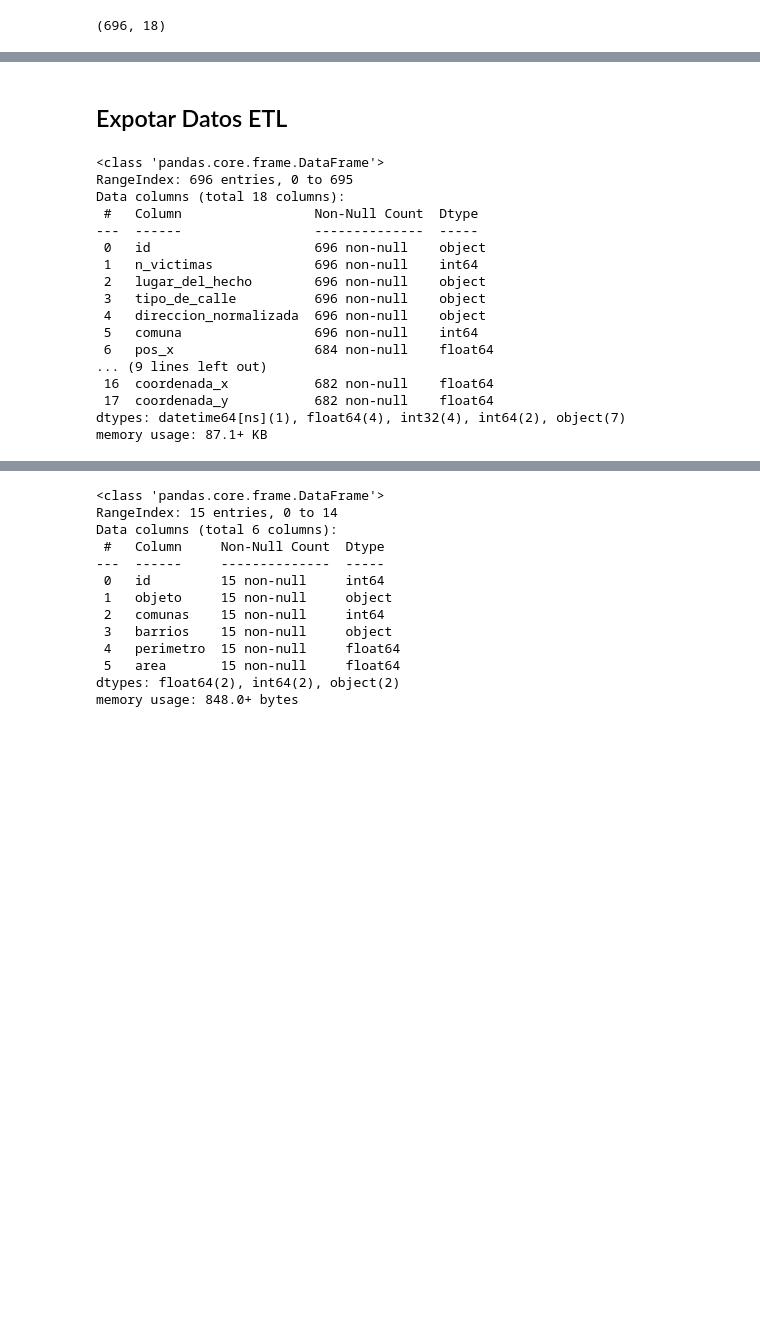
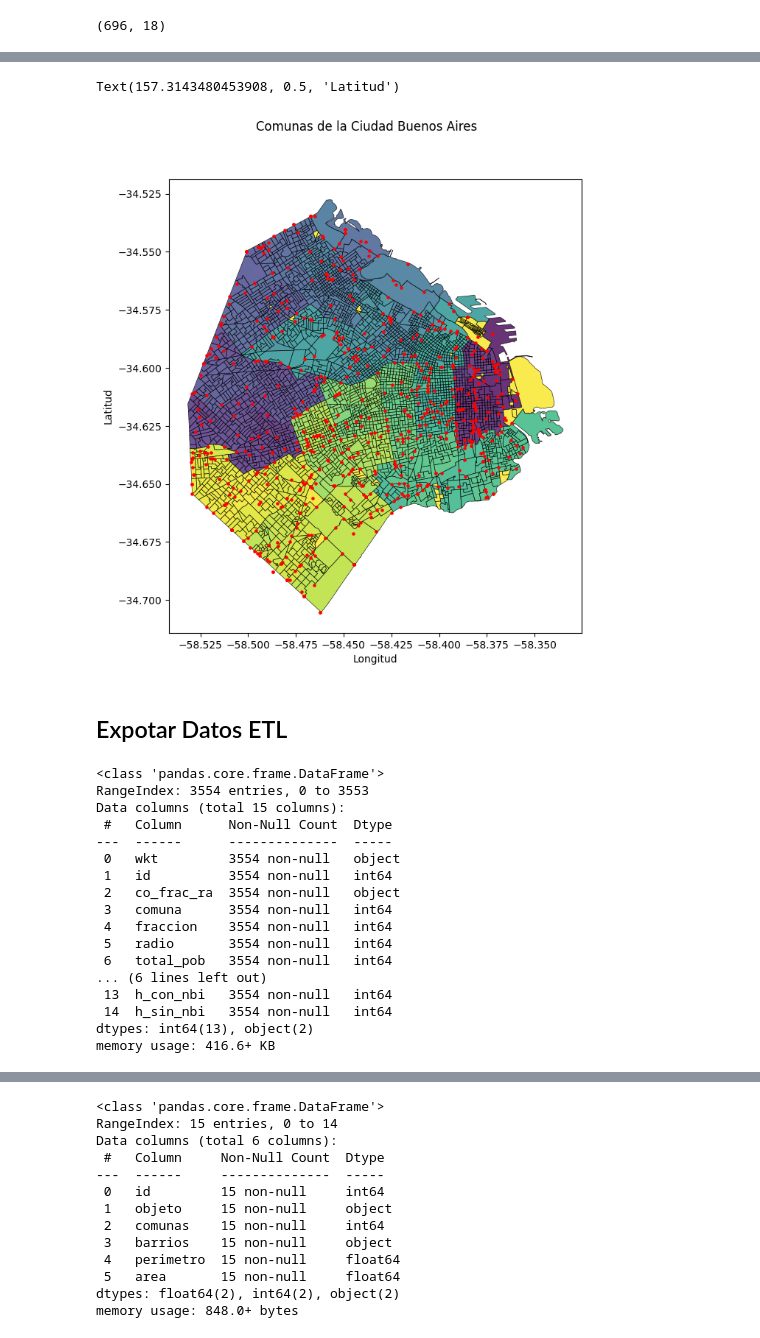
Before and after one commit to clblommberg/ML_Cluster_Siniestros_CABA, a Jupyter notebook: notebooks/01-Modelamiento.ipynb, the cells around one changed output, grey strips where cells are left out. Drawn from its saved outputs; the diff is of its cells as text; code cells hidden in the pictures; blank space fills up the shorter version.

```diff
--- a/notebooks/01-Modelamiento.ipynb
+++ b/notebooks/01-Modelamiento.ipynb
@@ -278,0 +357,7 @@ homicidios_lm.shape
+# %%
+# Lee el archivo CSV
+censo_r = pd.read_csv('../datasets/raw/informacion-censal-por-radio-2010.csv')
+# Convierte la columna WKT a geometrías
+censo_r['geometry'] = censo_r['WKT'].apply(loads)
+# Crea un GeoDataFrame
+censo_gdf = gpd.GeoDataFrame(censo_r, geometry='geometry')
@@ -279,3 +388,31 @@ homicidios_lm.shape
+# %%
+
+
+# 	WKT	ID	CO_FRAC_RA	COMUNA	FRACCION	RADIO	TOTAL_POB	T_VARON	T_MUJER	T_VIVIENDA	V_PARTICUL	V_COLECTIV	T_HOGAR	H_CON_NBI	H_SIN_NBI
+# 0	MULTIPOLYGON (((-58.372489764082 -34.591546570...	1	1_1_1	1	1	1	336	212	124	82	80	2	65	19	46
+# 1	MULTIPOLYGON (((-58.3865223305709 -34.60399309...	2	1_12_1	1	12	1	341	184	157	365	361	4	116	25	91
+# 2	MULTIPOLYGON (((-58.3793832787935 -34.60483817...	3	1_12_10	1	12	10	296	162	134	629	627	2	101	1	100
+# 3	MULTIPOLYGON (((-58.3679211414675 -34.60517426...	4	1_12_11	1	12	11	528	294	234	375	370	5	136	7	129
+# 4	MULTIPOLYGON (((-58.3851326494337 -34.60391158...	5	1_12_2	1	12	2	229	101	128	445	445	0	129	16	113
+
+#Se realiza sobre el mapa de CABA la presentación de los puntos de referencia a los siniestros viales
+
+#Crea ejes y figuras
+fig, ax = plt.subplots(figsize=(10,8))
+
+#Dibujar el Shapefile
+censo_gdf.plot(ax=ax, facecolor='Grey', edgecolor='k',alpha=0.8,linewidth=0.5,cmap="viridis")
+
+#Dibujar los datos geoespaciales
+geodata.plot(ax=ax, color='red', markersize=5)
+
+#Agregar título y etiquetas de ejes
+fig.suptitle('Comunas de la Ciudad Buenos Aires', fontsize=12)
+ax.set_xlabel('Longitud', fontsize=10)
+ax.set_ylabel('Latitud', fontsize='medium')
+# %% [output]
+Text(157.3143480453908, 0.5, 'Latitud')
+[figure, added]
 # %% [markdown]
 ## Expotar Datos ETL
 # %%
@@ -288,25 +427,25 @@ comunas_h_l.to_csv('../datasets/processed/comunas_h_l.csv')
 #https://www.indec.gob.ar/indec/web/Institucional-Indec-BasesDeDatos-6
 #https://data.buenosaires.gob.ar/dataset/informacion-censal-por-radio
 # %%
-homicidios_lm.info()
+censo_r_l.info()
 # %% [output]
 <class 'pandas.core.frame.DataFrame'>
-RangeIndex: 696 entries, 0 to 695
-Data columns (total 18 columns):
- #   Column                 Non-Null Count  Dtype
----  ------                 --------------  -----
- 0   id                     696 non-null    object
- 1   n_victimas             696 non-null    int64
- 2   lugar_del_hecho        696 non-null    object
- 3   tipo_de_calle          696 non-null    object
- 4   direccion_normalizada  696 non-null    object
- 5   comuna                 696 non-null    int64
- 6   pos_x                  684 non-null    float64
-... (9 lines left out)
- 16  coordenada_x           682 non-null    float64
- 17  coordenada_y           682 non-null    float64
-dtypes: datetime64[ns](1), float64(4), int32(4), int64(2), object(7)
-memory usage: 87.1+ KB
+RangeIndex: 3554 entries, 0 to 3553
+Data columns (total 15 columns):
+ #   Column      Non-Null Count  Dtype
+---  ------      --------------  -----
+ 0   wkt         3554 non-null   object
+ 1   id          3554 non-null   int64
+ 2   co_frac_ra  3554 non-null   object
+ 3   comuna      3554 non-null   int64
+ 4   fraccion    3554 non-null   int64
+ 5   radio       3554 non-null   int64
+ 6   total_pob   3554 non-null   int64
+... (6 lines left out)
+ 13  h_con_nbi   3554 non-null   int64
+ 14  h_sin_nbi   3554 non-null   int64
+dtypes: int64(13), object(2)
+memory usage: 416.6+ KB
 # %%
 victima_h_lm.info()
 # %% [output]
```
Also changed, not shown: parts of 17 cells of this notebook, 10 other files.
